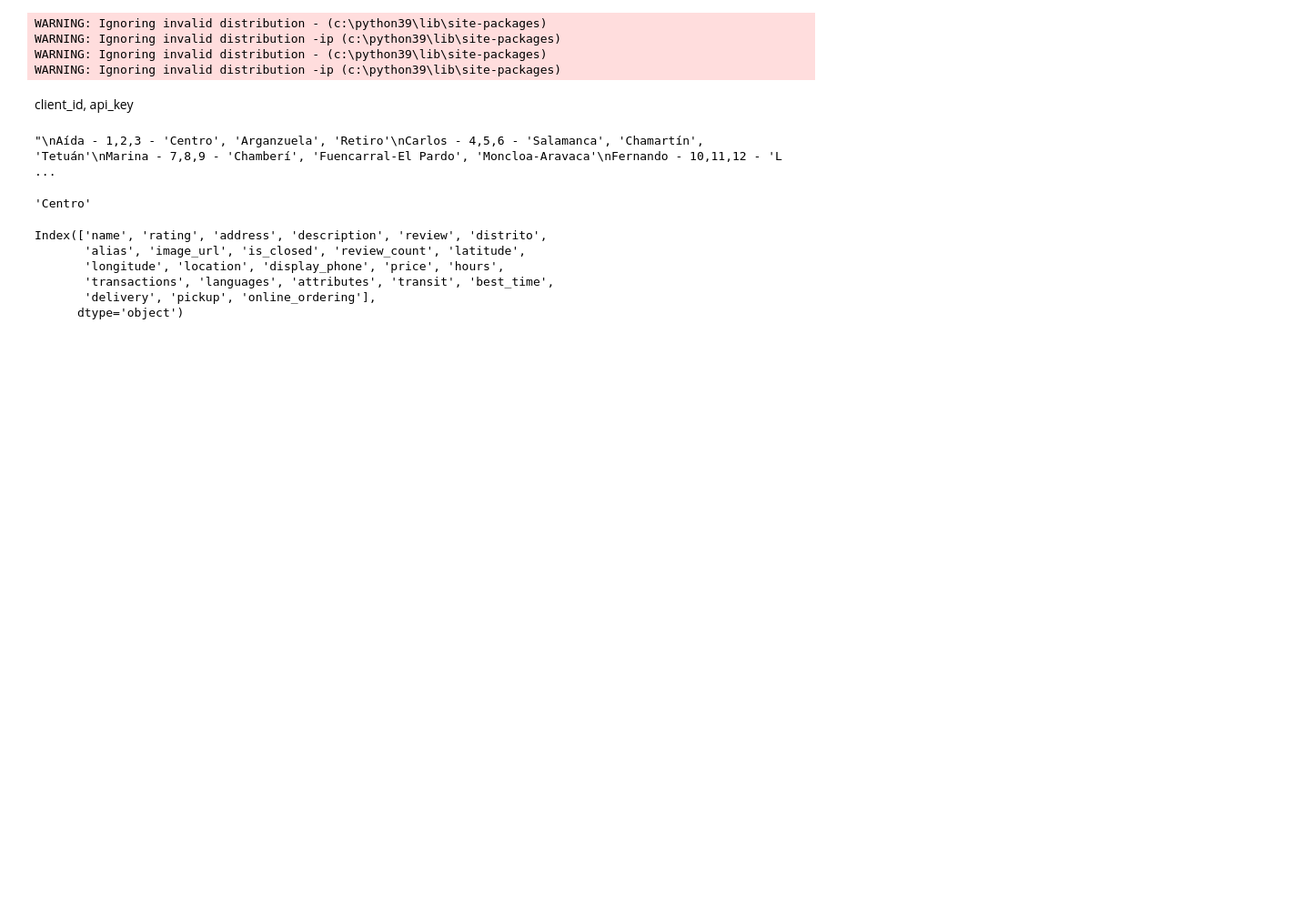
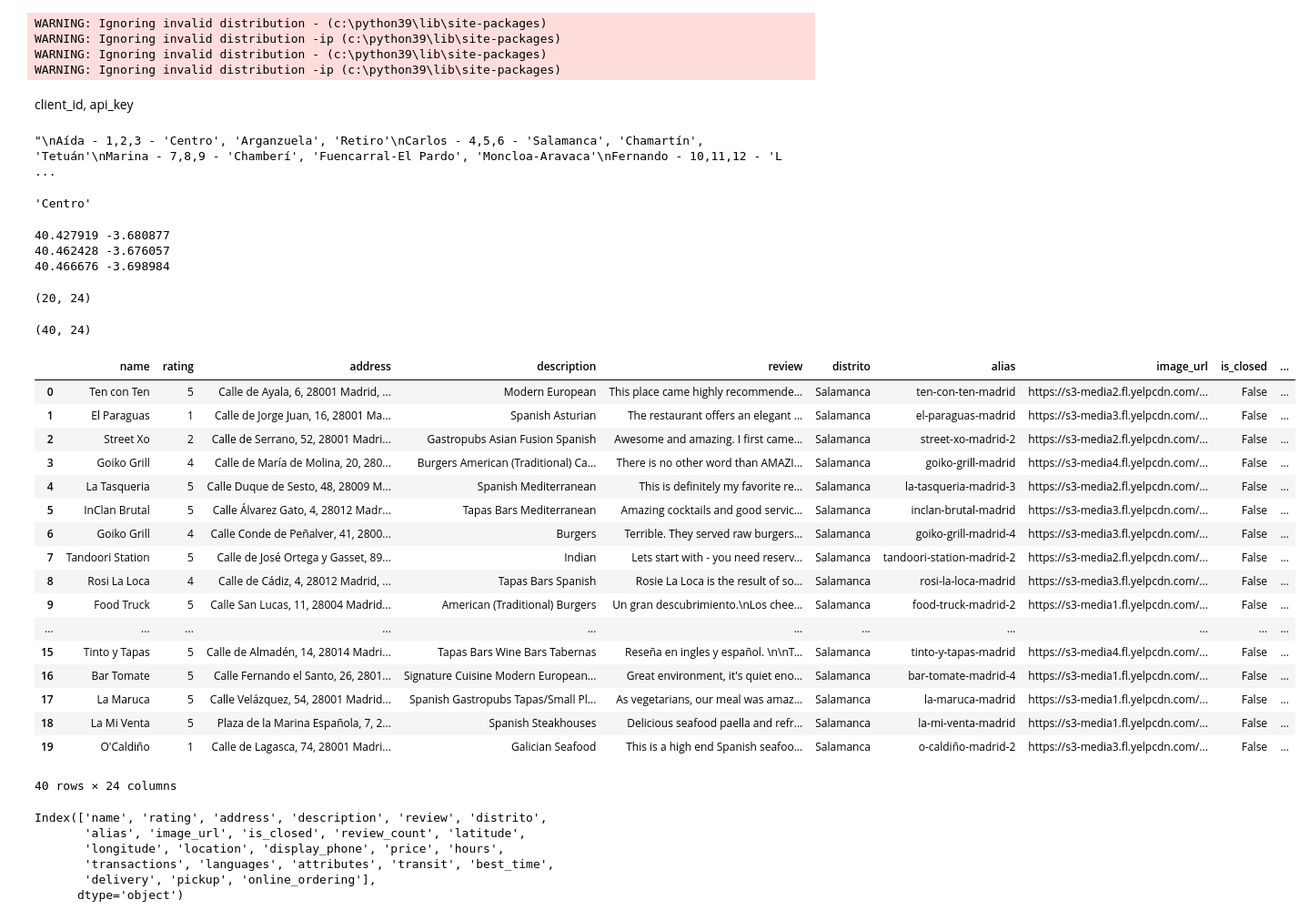
Before and after one commit to marinagoju/Oilly-Recommender, a Jupyter notebook: Notebooks/yelp.ipynb, the cells around one changed output. Shown: that part at 91% size. Saved outputs shown, nothing was run; the diff lists cells and outputs as text; code cells hidden in the pictures; blank space fills up the shorter version.

```diff
--- a/Notebooks/yelp.ipynb
+++ b/Notebooks/yelp.ipynb
@@ -85,13 +79,13 @@ params = {
 
         'categories': 'restaurants',
         "radius": 5000,
-        'limit': 50  # Number of results to retrieve (max is 50)
+        'limit': 2  # Number of results to retrieve (max is 50)
     }
 headers = {
     'Authorization': 'Bearer ' + api_key
 }
 res = []
-for dis in distritos[:3]:
+for dis in distritos[3:6]:
     params = {
         "latitude": dis["latitude"],
         "longitude": dis["longitude"]
@@ -256,8 +250,45 @@ for dis in distritos[:3]:
                 })
         except json.JSONDecodeError:
             print("La respuesta no es un JSON válido")
+# %% [output]
+40.427919 -3.680877
+40.462428 -3.676057
+40.466676 -3.698984
+# %%
+dfDistrito1 = dfDistritoX
+# %%
+dfDistrito1.shape
+# %% [output]
+(20, 24)
 # %%
-dfDistritoX = pd.DataFrame(res)
+dfDistrito2 = pd.DataFrame(res)
+dfDistrito2.to_csv("../data/distrito2.csv")
+# %%
+df = pd.concat([dfDistrito1, dfDistrito2])
+df.shape
+# %% [output]
+(40, 24)
+# %%
+df.head(40)
+# %% [output]
+|  | name | rating | address | description | review | distrito | alias | image_url | is_closed | ... |
+| 0 | Ten con Ten | 5 | Calle de Ayala, 6, 28001 Madrid, ... | Modern European | This place came highly recommende... | Salamanca | ten-con-ten-madrid | https://s3-media2.fl.yelpcdn.com/... | False | ... |
+| 1 | El Paraguas | 1 | Calle de Jorge Juan, 16, 28001 Ma... | Spanish Asturian | The restaurant offers an elegant ... | Salamanca | el-paraguas-madrid | https://s3-media3.fl.yelpcdn.com/... | False | ... |
+| 2 | Street Xo | 2 | Calle de Serrano, 52, 28001 Madri... | Gastropubs Asian Fusion Spanish | Awesome and amazing. I first came... | Salamanca | street-xo-madrid-2 | https://s3-media2.fl.yelpcdn.com/... | False | ... |
+| 3 | Goiko Grill | 4 | Calle de María de Molina, 20, 280... | Burgers American (Traditional) Ca... | There is no other word than AMAZI... | Salamanca | goiko-grill-madrid | https://s3-media4.fl.yelpcdn.com/... | False | ... |
+| 4 | La Tasqueria | 5 | Calle Duque de Sesto, 48, 28009 M... | Spanish Mediterranean | This is definitely my favorite re... | Salamanca | la-tasqueria-madrid-3 | https://s3-media2.fl.yelpcdn.com/... | False | ... |
+| 5 | InClan Brutal | 5 | Calle Álvarez Gato, 4, 28012 Madr... | Tapas Bars Mediterranean | Amazing cocktails and good servic... | Salamanca | inclan-brutal-madrid | https://s3-media3.fl.yelpcdn.com/... | False | ... |
+| 6 | Goiko Grill | 4 | Calle Conde de Peñalver, 41, 2800... | Burgers | Terrible. They served raw burgers... | Salamanca | goiko-grill-madrid-4 | https://s3-media3.fl.yelpcdn.com/... | False | ... |
+| 7 | Tandoori Station | 5 | Calle de José Ortega y Gasset, 89... | Indian | Lets start with - you need reserv... | Salamanca | tandoori-station-madrid-2 | https://s3-media2.fl.yelpcdn.com/... | False | ... |
+| 8 | Rosi La Loca | 4 | Calle de Cádiz, 4, 28012 Madrid, ... | Tapas Bars Spanish | Rosie La Loca is the result of so... | Salamanca | rosi-la-loca-madrid | https://s3-media3.fl.yelpcdn.com/... | False | ... |
+| 9 | Food Truck | 5 | Calle San Lucas, 11, 28004 Madrid... | American (Traditional) Burgers | Un gran descubrimiento.\nLos chee... | Salamanca | food-truck-madrid-2 | https://s3-media1.fl.yelpcdn.com/... | False | ... |
+| ... | ... | ... | ... | ... | ... | ... | ... | ... | ... | ... |
+| 15 | Tinto y Tapas | 5 | Calle de Almadén, 14, 28014 Madri... | Tapas Bars Wine Bars Tabernas | Reseña en ingles y español. \n\nT... | Salamanca | tinto-y-tapas-madrid | https://s3-media4.fl.yelpcdn.com/... | False | ... |
+| 16 | Bar Tomate | 5 | Calle Fernando el Santo, 26, 2801... | Signature Cuisine Modern European... | Great environment, it's quiet eno... | Salamanca | bar-tomate-madrid-4 | https://s3-media1.fl.yelpcdn.com/... | False | ... |
+| 17 | La Maruca | 5 | Calle Velázquez, 54, 28001 Madrid... | Spanish Gastropubs Tapas/Small Pl... | As vegetarians, our meal was amaz... | Salamanca | la-maruca-madrid | https://s3-media1.fl.yelpcdn.com/... | False | ... |
+| 18 | La Mi Venta | 5 | Plaza de la Marina Española, 7, 2... | Spanish Steakhouses | Delicious seafood paella and refr... | Salamanca | la-mi-venta-madrid | https://s3-media1.fl.yelpcdn.com/... | False | ... |
+| 19 | O'Caldiño | 1 | Calle de Lagasca, 74, 28001 Madri... | Galician Seafood | This is a high end Spanish seafoo... | Salamanca | o-caldiño-madrid-2 | https://s3-media3.fl.yelpcdn.com/... | False | ... |
+40 rows × 24 columns
 # %%
 dfDistritoX.columns
 # %% [output]
```
Also changed, not shown: parts of 3 cells of this notebook, 1 other file.
